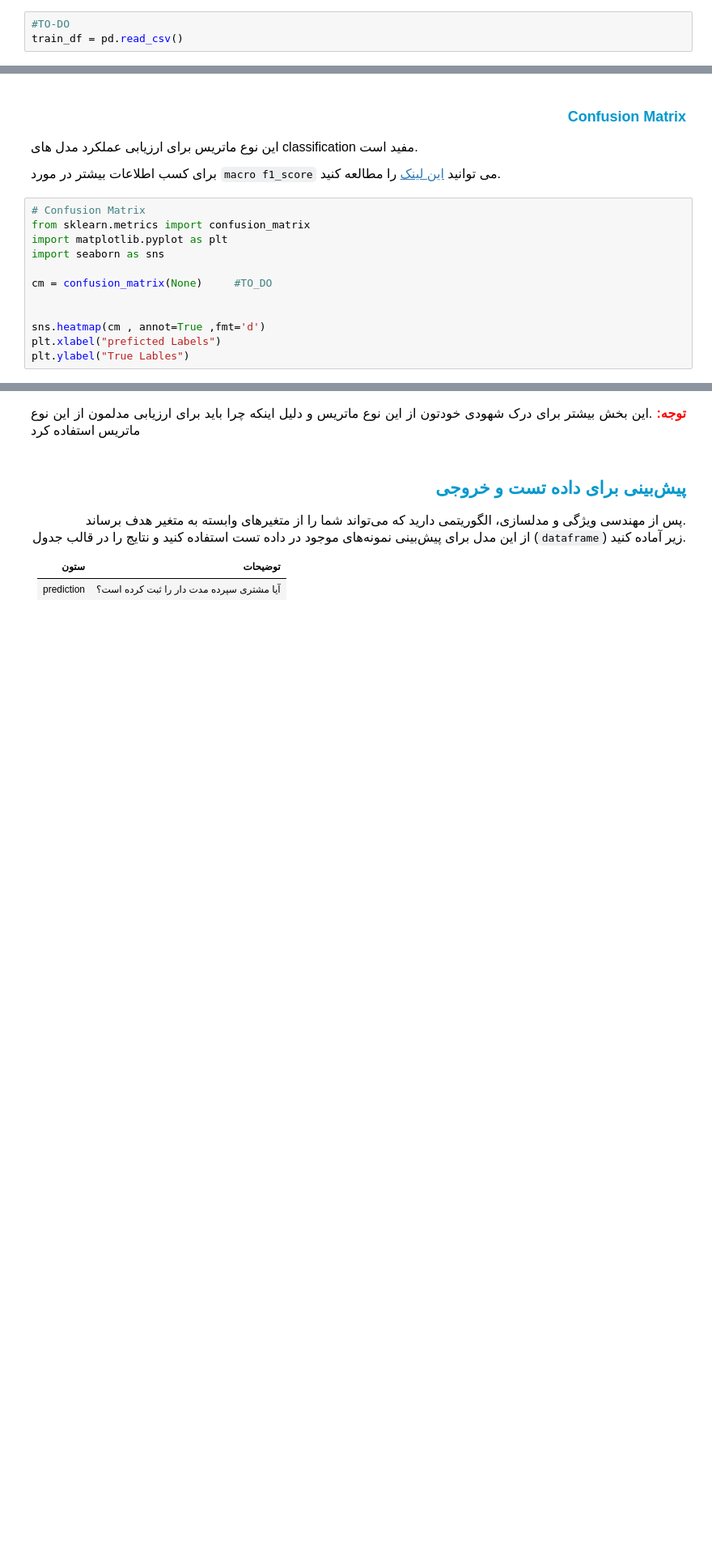
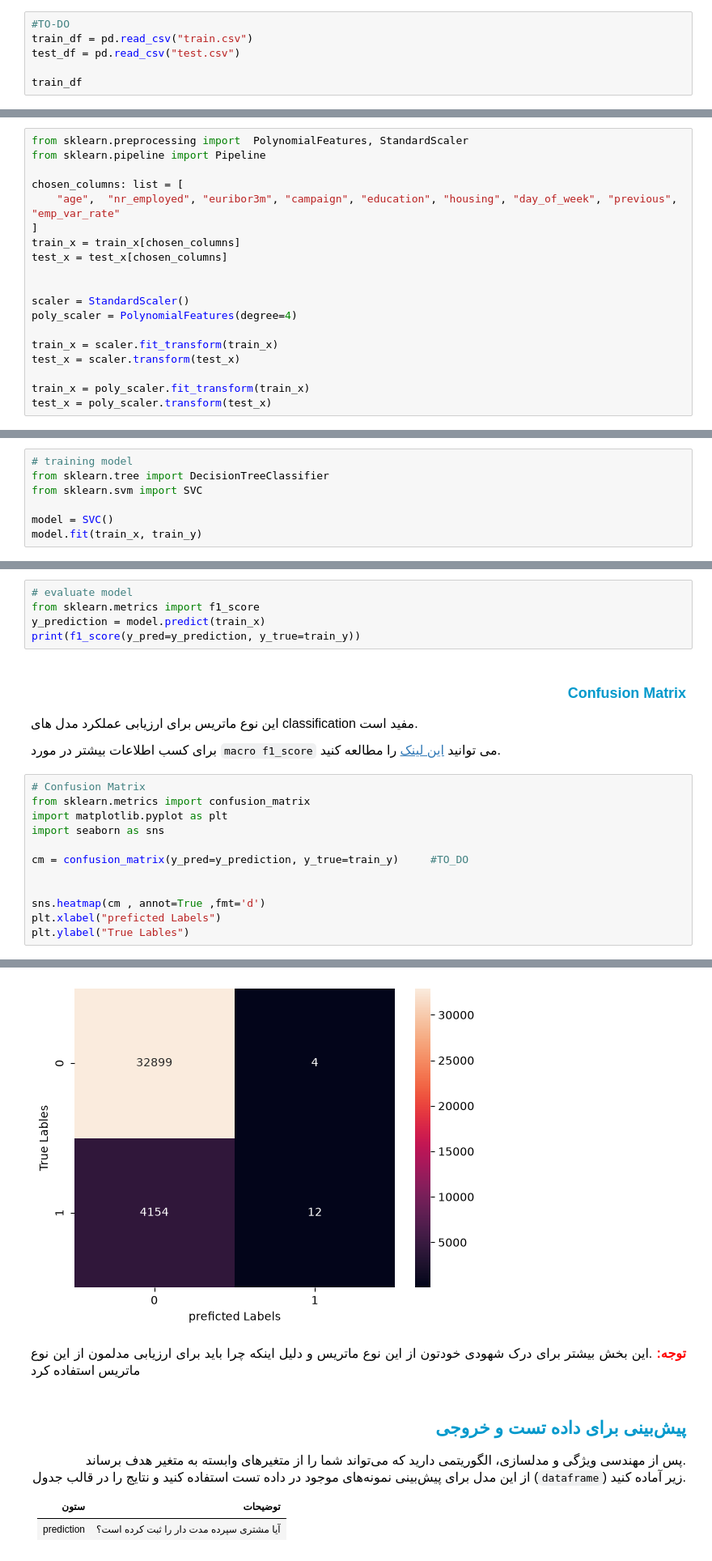
Before and after one commit to AmirrezaNasiri85/Artificial-Inteligance-Boot-Camp, a Jupyter notebook: Tamirin/Week4.3/The Marketing Gamble/all/The_Marketing_Gamble.ipynb, the cells around one changed output, grey strips where cells are left out. Shown at 81% size. Drawn from its saved outputs; the diff is of its cells as text; blank space fills up the shorter version.

```diff
--- a/Tamirin/Week4.3/The Marketing Gamble/all/The_Marketing_Gamble.ipynb
+++ b/Tamirin/Week4.3/The Marketing Gamble/all/The_Marketing_Gamble.ipynb
@@ -89,4 +89,7 @@ import pandas as pd
 </p>
 # %%
 #TO-DO
-train_df = pd.read_csv()
+train_df = pd.read_csv("train.csv")
+test_df = pd.read_csv("test.csv")
+
+train_df
@@ -110,3 +234,22 @@ train_df = pd.read_csv()
+# %%
+from sklearn.preprocessing import  PolynomialFeatures, StandardScaler
+from sklearn.pipeline import Pipeline
+
+chosen_columns: list = [
+    "age",  "nr_employed", "euribor3m", "campaign", "education", "housing", "day_of_week", "previous", "emp_var_rate"
+]
+train_x = train_x[chosen_columns]
+test_x = test_x[chosen_columns]
+
+
+scaler = StandardScaler()
+poly_scaler = PolynomialFeatures(degree=4)
+
+train_x = scaler.fit_transform(train_x)
+test_x = scaler.transform(test_x)
+
+train_x = poly_scaler.fit_transform(train_x)
+test_x = poly_scaler.transform(test_x)
 # %% [markdown]
 <h2 align=right style="line-height:200%;font-family:vazir;color:#0099cc">
 <font face="vazir" color="#0099cc">
@@ -127,0 +265,7 @@ model = None
+# %%
+# training model
+from sklearn.tree import DecisionTreeClassifier
+from sklearn.svm import SVC
+
+model = SVC()
+model.fit(train_x, train_y)
@@ -146,3 +290,8 @@ model = None
+# %%
+# evaluate model
+from sklearn.metrics import f1_score
+y_prediction = model.predict(train_x)
+print(f1_score(y_pred=y_prediction, y_true=train_y))
 # %% [markdown]
 <h3 align=right style="line-height:200%;font-family:vazir;color:#0099cc">
 <font face="vazir" color="#0099cc">
@@ -169,9 +318,10 @@ from sklearn.metrics import confusion_matrix
 import matplotlib.pyplot as plt
 import seaborn as sns
 
-cm = confusion_matrix(None)     #TO_DO
+cm = confusion_matrix(y_pred=y_prediction, y_true=train_y)     #TO_DO
 
 
 sns.heatmap(cm , annot=True ,fmt='d')
 plt.xlabel("preficted Labels")
 plt.ylabel("True Lables")
+# %% [output]
@@ -178,3 +329,4 @@ plt.ylabel("True Lables")
+[figure, added]
 # %% [markdown]
 <p dir=rtl style="direction: rtl; text-align: justify; line-height:200%; font-family:vazir; font-size:medium">
 <font color="red"><b color='red'>توجه:</b></font>
```
Also changed, not shown: parts of 10 cells of this notebook, 3 other files.
